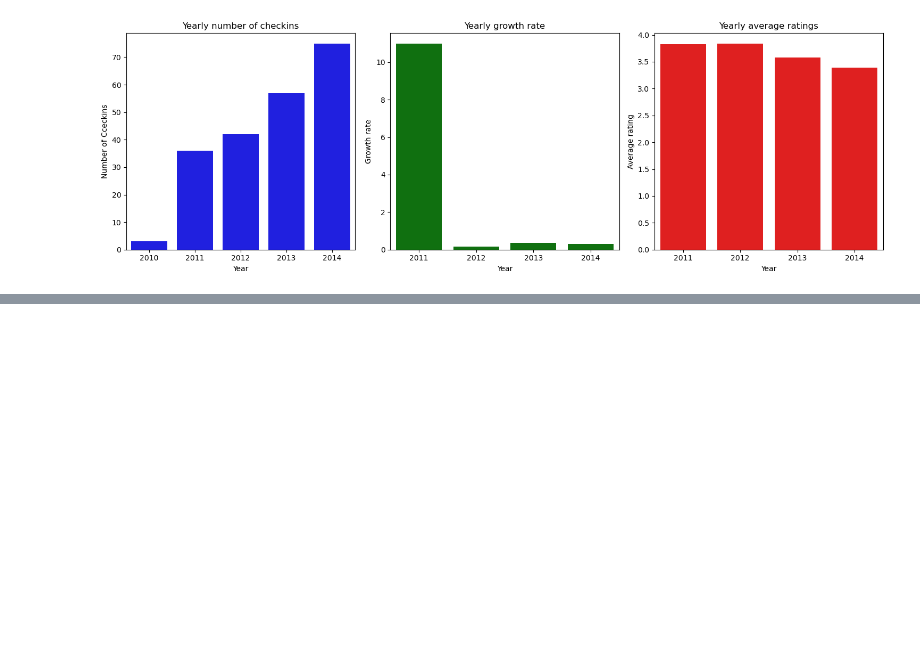
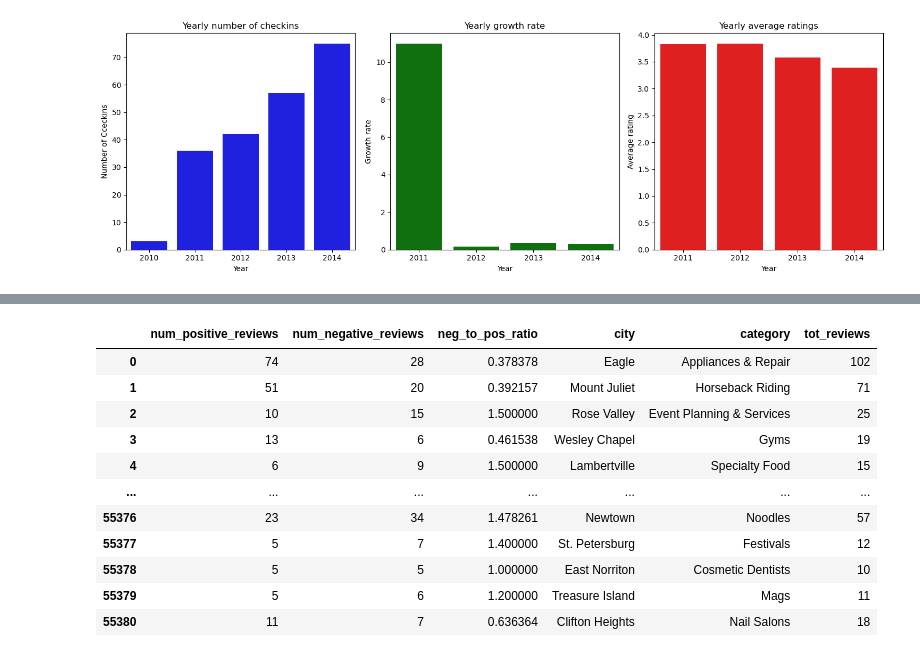
Before and after one commit to Vitali-Matteo/SMBUD-Project, a Jupyter notebook: Queries.ipynb, the cells around one changed output, grey strips where cells are left out. Cells and saved outputs as stored; diff of their text form; code cells hidden in the pictures; blank space fills up the shorter version.

```diff
--- a/Queries.ipynb
+++ b/Queries.ipynb
@@ -1187,0 +1191,99 @@ plot(top_dicts[4])
+# %%
+query_results = db["businesses_merged"].aggregate([{
+                                                       "$unwind": "$reviews"
+                                                   },
+                                                   {
+                                                       "$unwind" : "$categories" #If scores.min() is low, think of adding a match here to filter out only reviews with certain score (by inspecting the data seems to not be necessary!)
+                                                   },
+                                                   {
+                                                       "$group" : {
+                                                           "_id" : {
+                                                               "city" : "$city",
+                                                               "name" : "$name",
+                                                               "category": "$categories"
+                                                           },
+                                                           "num_positive_reviews" : {
+                                                               "$sum" : {
+                                                                   "$cond" : [{"$eq" : ["$reviews.sentiment", "positive"]}, 1, 0]
+                                                               }
+                                                           },
+                                                           "num_negative_reviews" : {
+                                                               "$sum" : {
+                                                                   "$cond" : [{"$eq" : ["$reviews.sentiment", "negative"]}, 1, 0]
+                                                               }
+                                                           }
+                                                       }
+                                                   },
+                                                   {
+                                                       "$match" : {
+                                                           "num_positive_reviews" : {
+                                                               "$gte": 5
+                                                           },
+                                                           "num_negative_reviews" : {
+                                                               "$gte" : 5
+                                                           }
+                                                       }
+                                                   },
+                                                   {
+                                                       "$addFields" : {
+                                                           "neg_to_pos_ratio" : {
+                                                               "$divide" : ["$num_negative_reviews", "$num_positive_reviews"]
+                                                           }
+                                                       }
+                                                   },
+                                                   {
+                                                       "$sort" : {
+                                                           "city" : 1,
+                                                           "name" : 1,
+                                                           "neg_to_pos_ratio" : -1
+                                                       }
+                                                   },
+                                                   {
+                                                       "$group" : {
+                                                           "_id" : {
+                                                               "city" : "$_id.city",
+                                                               "category" : "$_id.category"
+                                                           },
+                                                           "name" : {
+                                                               "$first" : "$_id.name",
+                                                           },
+                                                           "num_positive_reviews" : {
+                                                               "$first" : "$num_positive_reviews"
+                                                           },
+                                                           "num_negative_reviews" : {
+                                                               "$first" : "$num_negative_reviews"
+                                                           },
+                                                           "neg_to_pos_ratio" : {
+                                                               "$first" : "$neg_to_pos_ratio"
+                                                           }
+                                                       }
+                                                   },
+                                                   {
+                                                       "$project" : {
+                                                           "_id" : 0,
+                                                           "city" : "$_id.city",
+                                                           "category" : "$_id.category",
+                                                           "tot_reviews" : {
+                                                               "$sum" : ["$num_positive_reviews", "$num_negative_reviews"]
+                                                           },
+                                                           "num_negative_reviews" : 1,
+                                                           "num_positive_reviews" : 1,
+                                                           "neg_to_pos_ratio" : 1
+                                                       }
+                                                   }])
+
+categories = pd.DataFrame(query_results)
+categories
+# %% [output]
+|  | num_positive_reviews | num_negative_reviews | neg_to_pos_ratio | city | category | tot_reviews |
+| 0 | 74 | 28 | 0.378378 | Eagle | Appliances & Repair | 102 |
+| 1 | 51 | 20 | 0.392157 | Mount Juliet | Horseback Riding | 71 |
+| 2 | 10 | 15 | 1.500000 | Rose Valley | Event Planning & Services | 25 |
+| 3 | 13 | 6 | 0.461538 | Wesley Chapel | Gyms | 19 |
+| 4 | 6 | 9 | 1.500000 | Lambertville | Specialty Food | 15 |
+| ... | ... | ... | ... | ... | ... | ... |
+| 55376 | 23 | 34 | 1.478261 | Newtown | Noodles | 57 |
+| 55377 | 5 | 7 | 1.400000 | St. Petersburg | Festivals | 12 |
+| 55378 | 5 | 5 | 1.000000 | East Norriton | Cosmetic Dentists | 10 |
+| 55379 | 5 | 6 | 1.200000 | Treasure Island | Mags | 11 |
+| 55380 | 11 | 7 | 0.636364 | Clifton Heights | Nail Salons | 18 |
```
Also changed, not shown: parts of 8 cells of this notebook, 1 other file.
